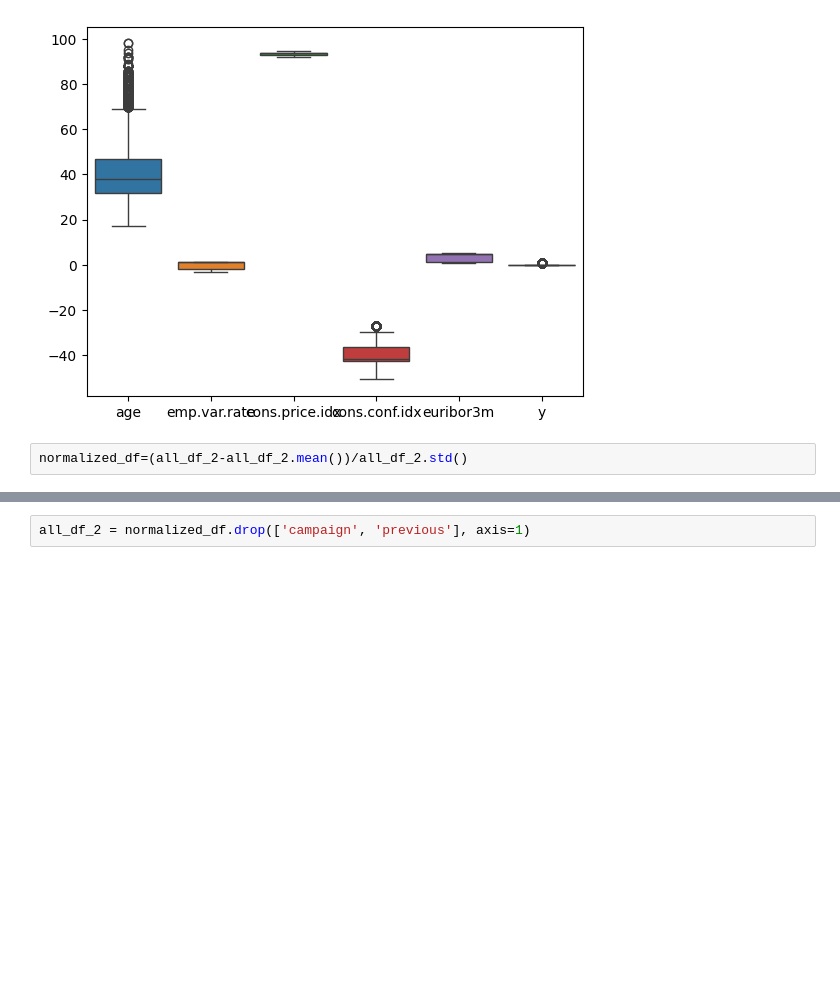
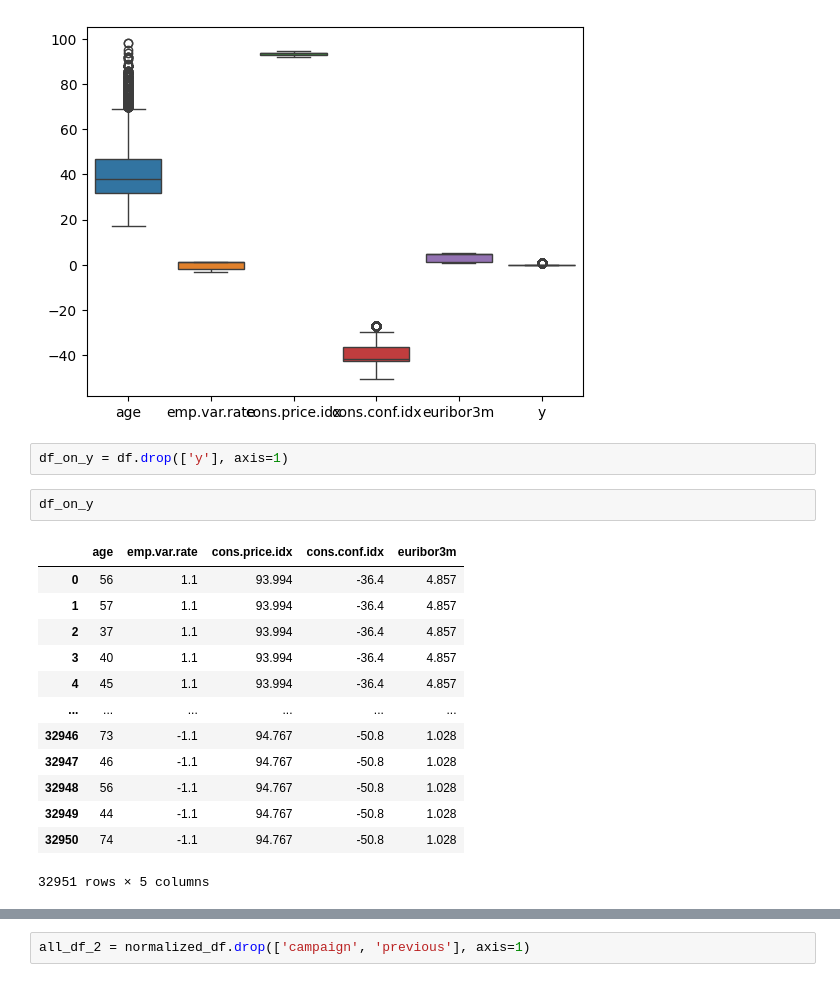
Before and after one commit to rzadrzi/deep-learning-pytorch, a Jupyter notebook: ANN/bank_marketing.ipynb, the cells around one changed output, grey strips where cells are left out. Saved outputs shown, nothing was run; the diff lists cells and outputs as text; blank space fills up the shorter version.

```diff
--- a/ANN/bank_marketing.ipynb
+++ b/ANN/bank_marketing.ipynb
@@ -148,5 +148,21 @@ sns.boxplot(df)
 # %% [output]
 <Axes: >
 [figure]
-# %%
-normalized_df=(all_df_2-all_df_2.mean())/all_df_2.std()
+# %%
+df_on_y = df.drop(['y'], axis=1)
+# %%
+df_on_y
+# %% [output]
+|  | age | emp.var.rate | cons.price.idx | cons.conf.idx | euribor3m |
+| 0 | 56 | 1.1 | 93.994 | -36.4 | 4.857 |
+| 1 | 57 | 1.1 | 93.994 | -36.4 | 4.857 |
+| 2 | 37 | 1.1 | 93.994 | -36.4 | 4.857 |
+| 3 | 40 | 1.1 | 93.994 | -36.4 | 4.857 |
+| 4 | 45 | 1.1 | 93.994 | -36.4 | 4.857 |
+| ... | ... | ... | ... | ... | ... |
+| 32946 | 73 | -1.1 | 94.767 | -50.8 | 1.028 |
+| 32947 | 46 | -1.1 | 94.767 | -50.8 | 1.028 |
+| 32948 | 56 | -1.1 | 94.767 | -50.8 | 1.028 |
+| 32949 | 44 | -1.1 | 94.767 | -50.8 | 1.028 |
+| 32950 | 74 | -1.1 | 94.767 | -50.8 | 1.028 |
+32951 rows × 5 columns
```
Also changed, not shown: parts of 6 cells of this notebook.
